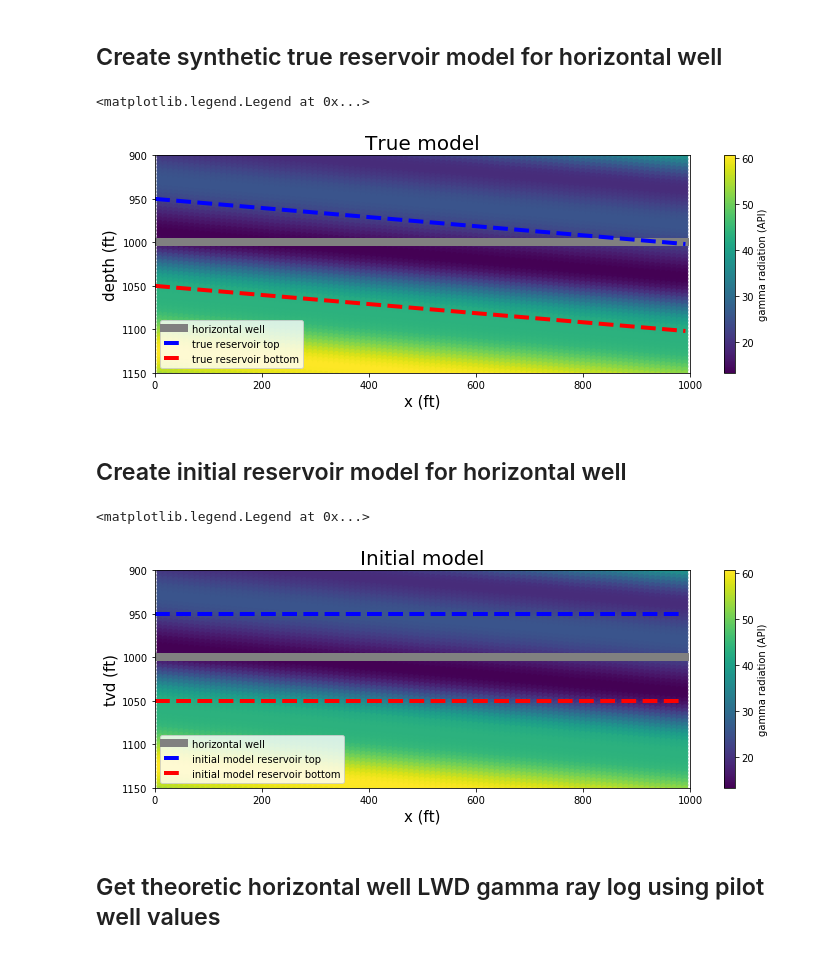
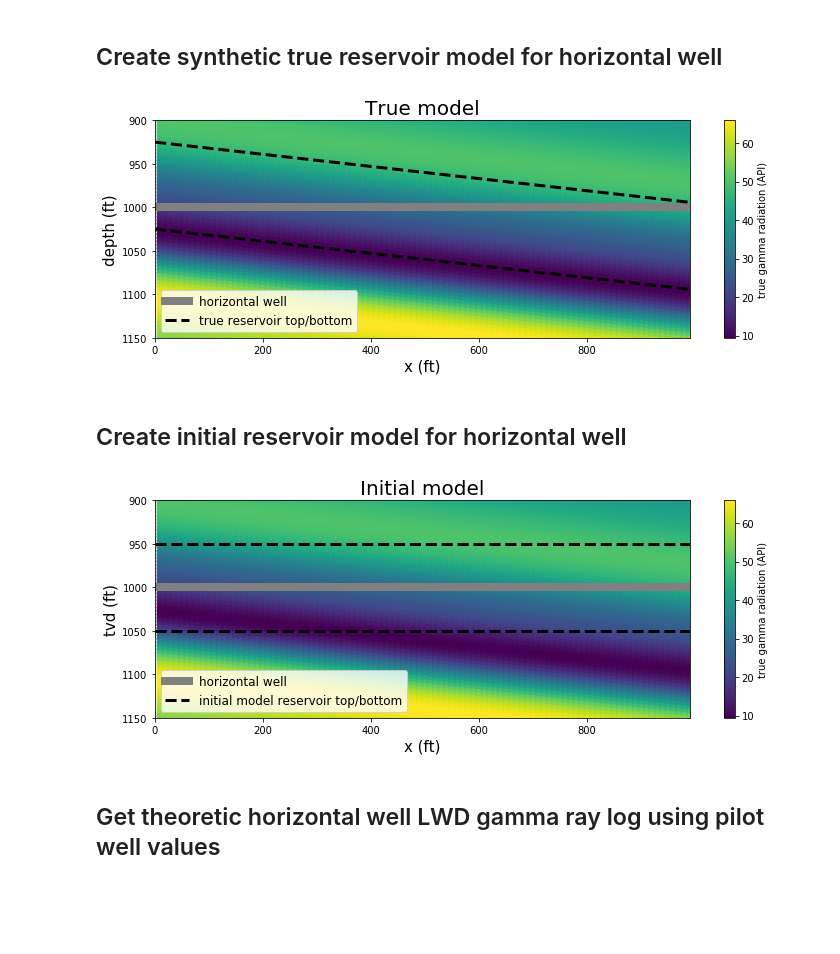
Before and after one commit to hhschumann/LWD_Inversion, a Jupyter notebook: GR_inversion_synthetic.ipynb, the cells around one changed output. Cells and saved outputs as stored; diff of their text form; code cells hidden in the pictures; blank space fills up the shorter version.

```diff
--- a/GR_inversion_synthetic.ipynb
+++ b/GR_inversion_synthetic.ipynb
@@ -28,7 +33,7 @@ plt.xlim([1,1000])
 # %% [markdown]
 ## Create synthetic pilot well gamma ray log response
 # %%
-pwell_gr = [40,45,20,25,20,15,40,45,60,50,30] # list of arbitrary gamma ray log responses
+pwell_gr = [45,40,45,50,45,30,20,10,40,65,60,50,30] # list of arbitrary gamma ray log responses
 pwell_tvd = np.linspace(800,1200,len(pwell_gr)) # corresponding depths for gamma ray
 f = interp1d(pwell_tvd, pwell_gr, kind='cubic') # interpolate arbitrary gamma ray log responses
 pwell_tvd = np.linspace(800, 1200, num=N, endpoint=True)
@@ -49,7 +54,7 @@ Text(0, 0.5, 'depth (ft)')
 # %%
 res_t_tvd_pwell = 950 # reservoir top
 res_b_tvd_pwell = 1050 # reservoir bottom
-res_thick = res_t_tvd_pwell - res_b_tvd_pwell # reservoir thickness
+res_thick = res_b_tvd_pwell - res_t_tvd_pwell # reservoir thickness
 # %%
 pwell_res_dist = pwell_tvd-res_t_tvd_pwell # distances along pilot well from reservoir top
 # %%
@@ -71,30 +76,30 @@ plt.legend(['gamma ray','reservoir top','reservoir bottom'],loc='best')
 # %% [markdown]
 ## Create synthetic true reservoir model for horizontal well
 # %%
-res_dip=3 # arbitrary reservoir dip in degrees
-res_t_tvd_tvd_hwell = 950 # reservoir top depth at x=0 in coordinate system of the horizontal well
+res_dip=4 # arbitrary reservoir dip in degrees
+res_t_tvd_tvd_hwell = 925 # reservoir top depth at x=0 in coordinate system of the horizontal well
 
 res_t_tvd = np.tan(res_dip*(np.pi/180))*(hwell_x)+res_t_tvd_tvd_hwell # reservoir top depths along horizontal well
-res_b_tvd = np.tan(res_dip*(np.pi/180))*(hwell_x)+res_t_tvd_tvd_hwell-res_thick # reservoir bottom depths
-z = res_t_tvd - hwell_tvd # vector of vertical distances from reservoir top to horizontal well
+res_b_tvd = np.tan(res_dip*(np.pi/180))*(hwell_x)+res_t_tvd_tvd_hwell+res_thick # reservoir bottom depths
+z = hwell_tvd - res_t_tvd  # vector of vertical distances from reservoir top to horizontal well
 # %%
 plt.figure(figsize=(12,4))
 plt.title('True model',fontsize=20)
 plt.plot(hwell_x,hwell_tvd,'grey',linewidth=8)
-plt.plot(hwell_x,res_t_tvd,'b--',linewidth=4)
-plt.plot(hwell_x,res_b_tvd,'r--',linewidth=4)
+plt.plot(hwell_x,res_t_tvd,'k--',linewidth=3)
+plt.plot(hwell_x,res_b_tvd,'k--',linewidth=3)
 plt.xlabel('x (ft)',fontsize=15)
 plt.ylabel('depth (ft)',fontsize=15)
 plt.ylim([1150,900])
-plt.xlim([0,1000])
+plt.xlim([0,max(hwell_x)])
 for i in range(1,len(hwell_x)):
     plt.scatter([i*10]*len(pwell_res_dist),pwell_res_dist+res_t_tvd_pwell+np.tan(res_dip*(np.pi/180))*i*10,c=pwell_gr)
 cbar = plt.colorbar()
-cbar.set_label('gamma radiation (API)')
-plt.legend(['horizontal well','true reservoir top','true reservoir bottom'],loc='best')
+cbar.set_label('true gamma radiation (API)')
+plt.legend(['horizontal well','true reservoir top/bottom'],loc='best',fontsize=12)
+plt.savefig('Figures/true_model.png')
 # %% [output]
-<matplotlib.legend.Legend at 0x...>
-[figure, old version]
+[figure, new version]
 # %% [markdown]
 ## Create initial reservoir model for horizontal well
 # %%
@@ -102,21 +107,21 @@ res_t_tvd_hwell=950 # initial model reservoir top depth
 # %%
 plt.figure(figsize=(12,4))
 plt.title('Initial model',fontsize=20)
 plt.plot(hwell_x,hwell_tvd,'grey',linewidth=8)
-plt.plot(hwell_x,[res_t_tvd_hwell]*len(hwell_x),'b--',linewidth=4)
-plt.plot(hwell_x,[res_t_tvd_hwell-res_thick]*len(hwell_x),'r--',linewidth=4)
+plt.plot(hwell_x,[res_t_tvd_hwell]*len(hwell_x),'k--',linewidth=3)
+plt.plot(hwell_x,[res_t_tvd_hwell+res_thick]*len(hwell_x),'k--',linewidth=3)
 plt.xlabel('x (ft)',fontsize=15)
 plt.ylabel('tvd (ft)',fontsize=15)
 plt.ylim([1150,900])
-plt.xlim([0,1000])
+plt.xlim([0,max(hwell_x)])
 for i in range(1,len(hwell_x)):
     plt.scatter([i*10]*len(pwell_res_dist),pwell_res_dist+res_t_tvd_pwell+np.tan(res_dip*(np.pi/180))*i*10,c=pwell_gr)
 cbar = plt.colorbar()
-cbar.set_label('gamma radiation (API)')
-plt.legend(['horizontal well','initial model reservoir top','initial model reservoir bottom'],loc='best')
+cbar.set_label('true gamma radiation (API)')
+plt.legend(['horizontal well','initial model reservoir top/bottom'],loc='best',fontsize=12)
+plt.savefig('Figures/init_model.png')
 # %% [output]
-<matplotlib.legend.Legend at 0x...>
-[figure, old version]
+[figure, new version]
 # %% [markdown]
 ## Get theoretic horizontal well LWD gamma ray log using pilot well values
 # %%
```
Also changed, not shown: parts of 14 cells of this notebook, 1 other file.
